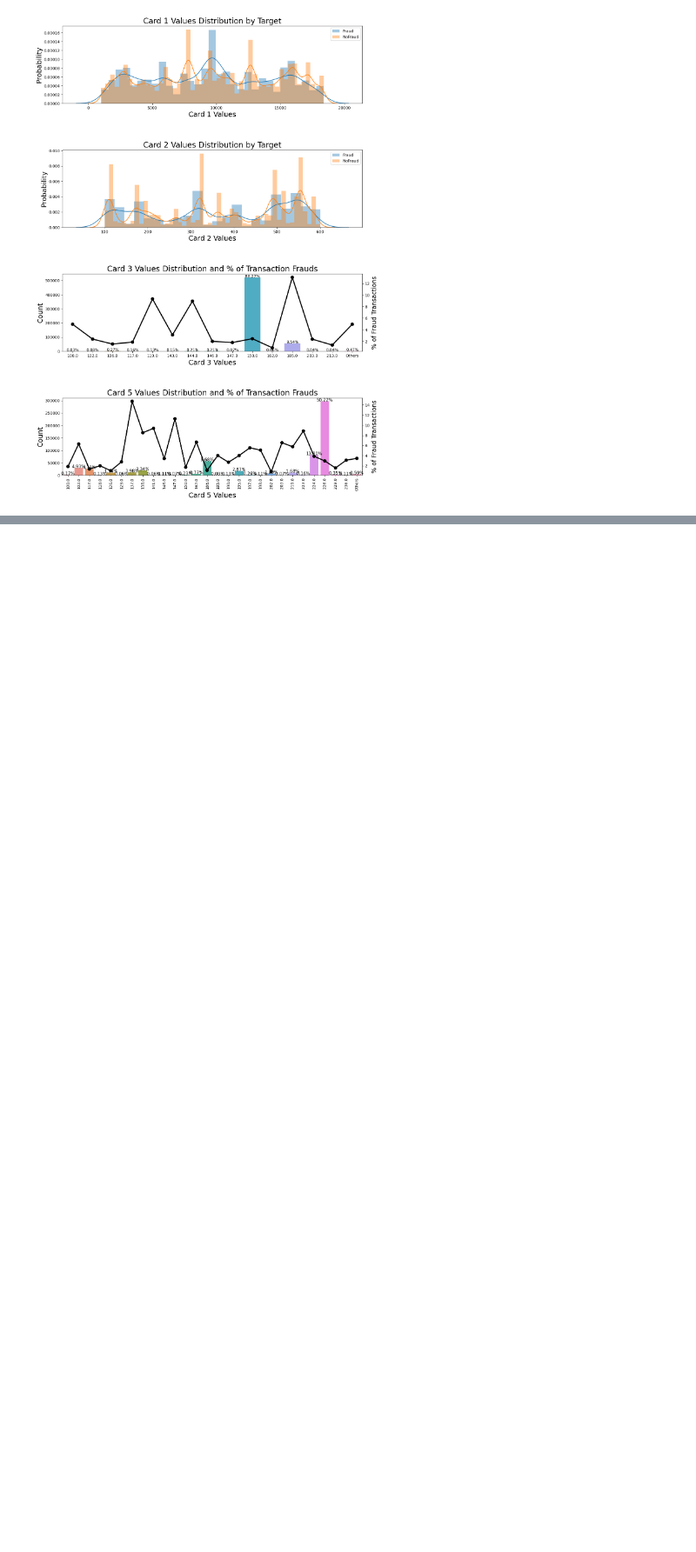
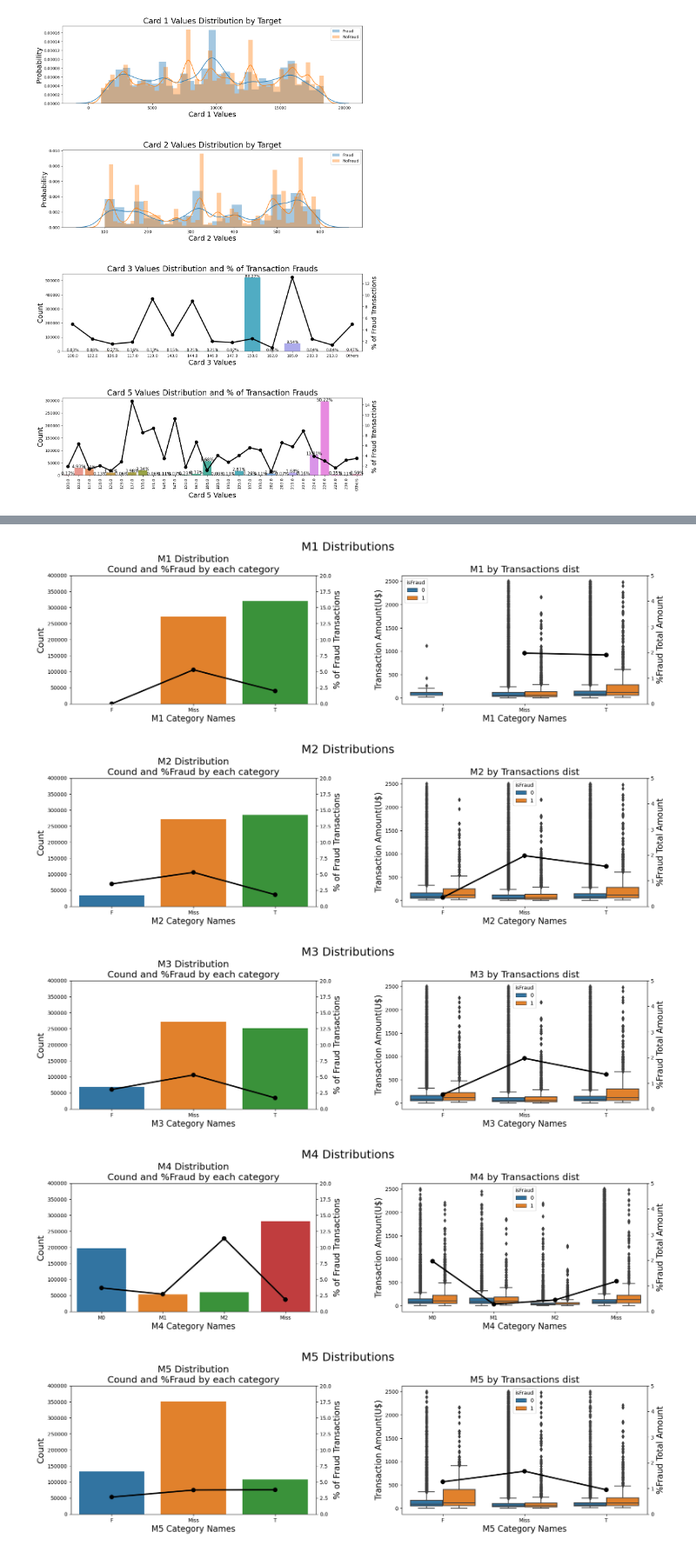
Before and after one commit to Yash1398/Fraud_Detection, a Jupyter notebook: main.ipynb, the cells around one changed output, grey strips where cells are left out. Shown at 87% size. Saved outputs shown, nothing was run; the diff lists cells and outputs as text; code cells hidden in the pictures; blank space fills up the shorter version.

```diff
--- a/main.ipynb
+++ b/main.ipynb
@@ -514,0 +688,10 @@ high % of frauds in 137, 147, 141 that has few entries for values
+# %%
+#Here the above function is called for each column from M1 to M9
+for col in ['M1', 'M2', 'M3', 'M4', 'M5', 'M6', 'M7', 'M8', 'M9']:
+    ploting_dist_ratio(df_trans, col, lim=2500)
+# %% [output]
+[figure, added]
+[figure, added]
+[figure, added]
+[figure, added]
+[figure, added]
```
Also changed, not shown: parts of 18 cells of this notebook.
